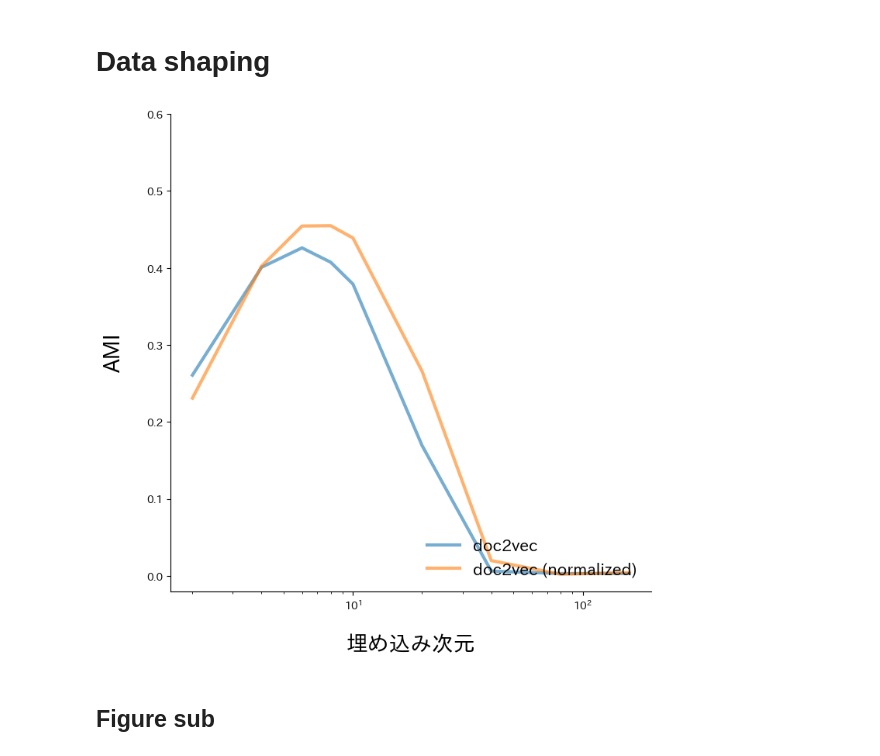
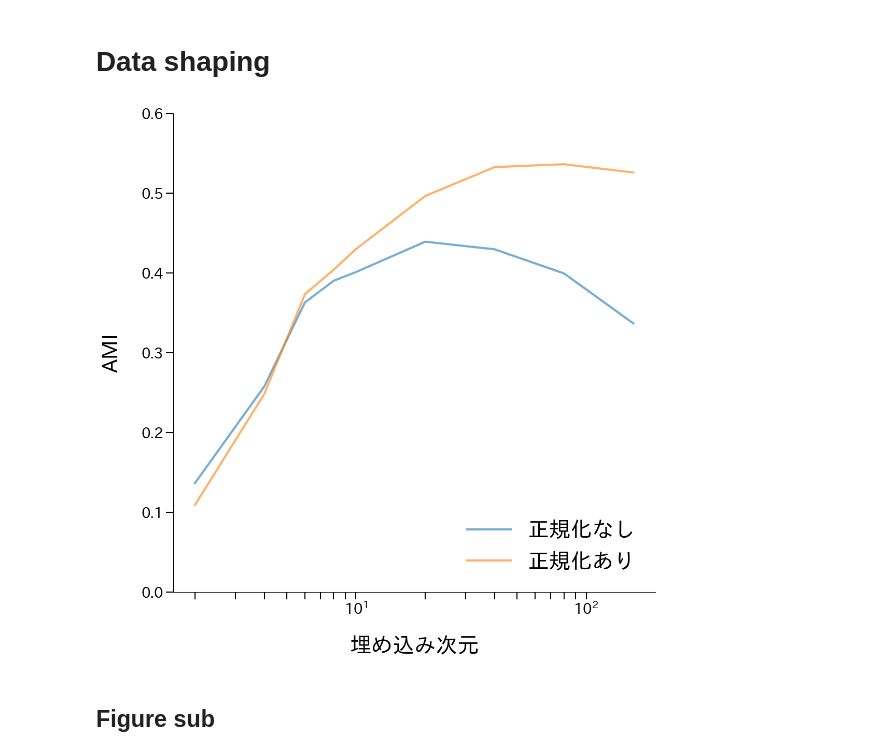
Before and after one commit to YuriNakayama/TextClassificationCode, a Jupyter notebook: Visualize/Stats/NormalizationFig.ipynb, the cells around one changed output. Cells and saved outputs as stored; diff of their text form; code cells hidden in the pictures.

```diff
--- a/Visualize/Stats/NormalizationFig.ipynb
+++ b/Visualize/Stats/NormalizationFig.ipynb
@@ -32,7 +32,7 @@ tqdm.pandas()
 pd.set_option("display.max_columns", 100)
 pd.set_option("display.max_rows", 50)
 # %%
-data_type = "AgNews"
+data_type = "20News"
 vectorize_types = ["doc2vec", "sentenceBERT"]
 # %% [markdown]
 # Read data
@@ -187,40 +187,43 @@ vectorize_labels = {
     "sentenceBERT": "SBERT"
 }
-# %%
-fig = plt.figure(**layout["figure"])
-ax = fig.add_subplot(111)
-fig_path = f"../data/figure/{data_type}/NormalCentral{data_type}.pdf"
-ax.set_xscale("log")
-
-ax.spines["top"].set_visible(False)
-ax.spines["right"].set_visible(False)
-
-for column in data["doc2vec"]["mi"]["mean"].columns:
-    ax.plot(
-        data["doc2vec"]["mi"]["mean"].index.to_numpy(),
-        data["doc2vec"]["mi"]["mean"].loc[:, column].to_numpy(),
-        label=f"doc2vec {line_labels[column]}",
-        **layout["plot"],
-    )
-
-# for i, normalization in enumerate(normalizations):
-#     ax.axhline(
-#         y=data["sentenceBERT"]["mi"]["mean"].loc[384, normalization],
-#         label=f"SBERT {line_labels[normalization]}",
-#         color=cycler["color"][i + 3],
-#         **layout["plot"]
-#     )
-
-# ax.set_title(title, **layout["title"])
-
-ax.set_xlabel(xlabel, **layout["label"])
-ax.set_ylabel(ylabel, **layout["label"])
-ax.set_yticks(np.arange(0, 0.7, 0.1), **layout["ticks"])
-ax.legend(**layout["legend"])
-
-fig.savefig(make_filepath(fig_path))
-# %% [output]
-[figure]
+# %%
+fig = plt.figure(**layout["figure"])
+ax = fig.add_subplot(111)
+fig_path = f"../data/figure/{data_type}/NormalCentral{data_type}.pdf"
+ax.set_xscale("log")
+
+ax.spines["top"].set_visible(False)
+ax.spines["right"].set_visible(False)
+
+for column in data["doc2vec"]["mi"]["mean"].columns:
+    ax.plot(
+        data["doc2vec"]["mi"]["mean"].index.to_numpy(),
+        data["doc2vec"]["mi"]["mean"].loc[:, column].to_numpy(),
+        label=f"{line_labels[column]}",
+        **layout["plot"],
+    )
+
+# for i, normalization in enumerate(normalizations):
+#     ax.axhline(
+#         y=data["sentenceBERT"]["mi"]["mean"].loc[384, normalization],
+#         label=f"SBERT {line_labels[normalization]}",
+#         color=cycler["color"][i + 3],
+#         **layout["plot"]
+#     )
+# ax.set_title(title, **layout["title"])
+
+ax.tick_params(which="both", width=1.5, length=7.5, size=10, direction="out")
+ax.xaxis.set_tick_params(labelsize=20)
+ax.yaxis.set_tick_params(labelsize=20)
+
+ax.set_xlabel(xlabel, fontsize=30, labelpad=27, fontweight="black")
+ax.set_ylabel(ylabel, fontsize=30, labelpad=27, fontweight="black")
+ax.set_yticks(np.arange(0, 0.7, 0.1))
+ax.legend(fontsize=30, framealpha=0, loc="lower right")
+
+fig.savefig(make_filepath(fig_path))
+# %% [output]
+[figure, added]
 # %% [markdown]
 ## Figure sub
 # %%
```
Also changed, not shown: parts of 3 cells of this notebook, 4 other files.
